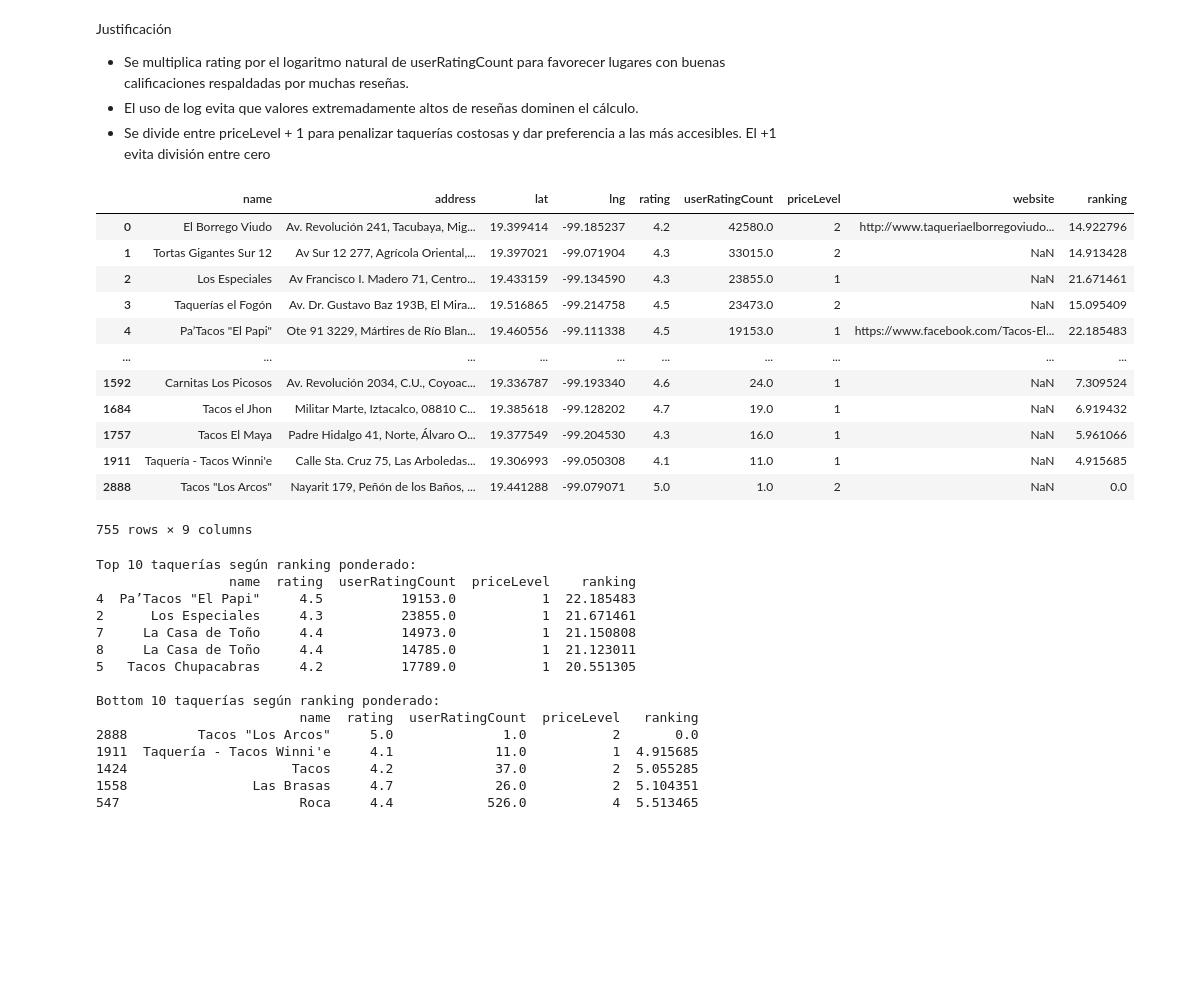
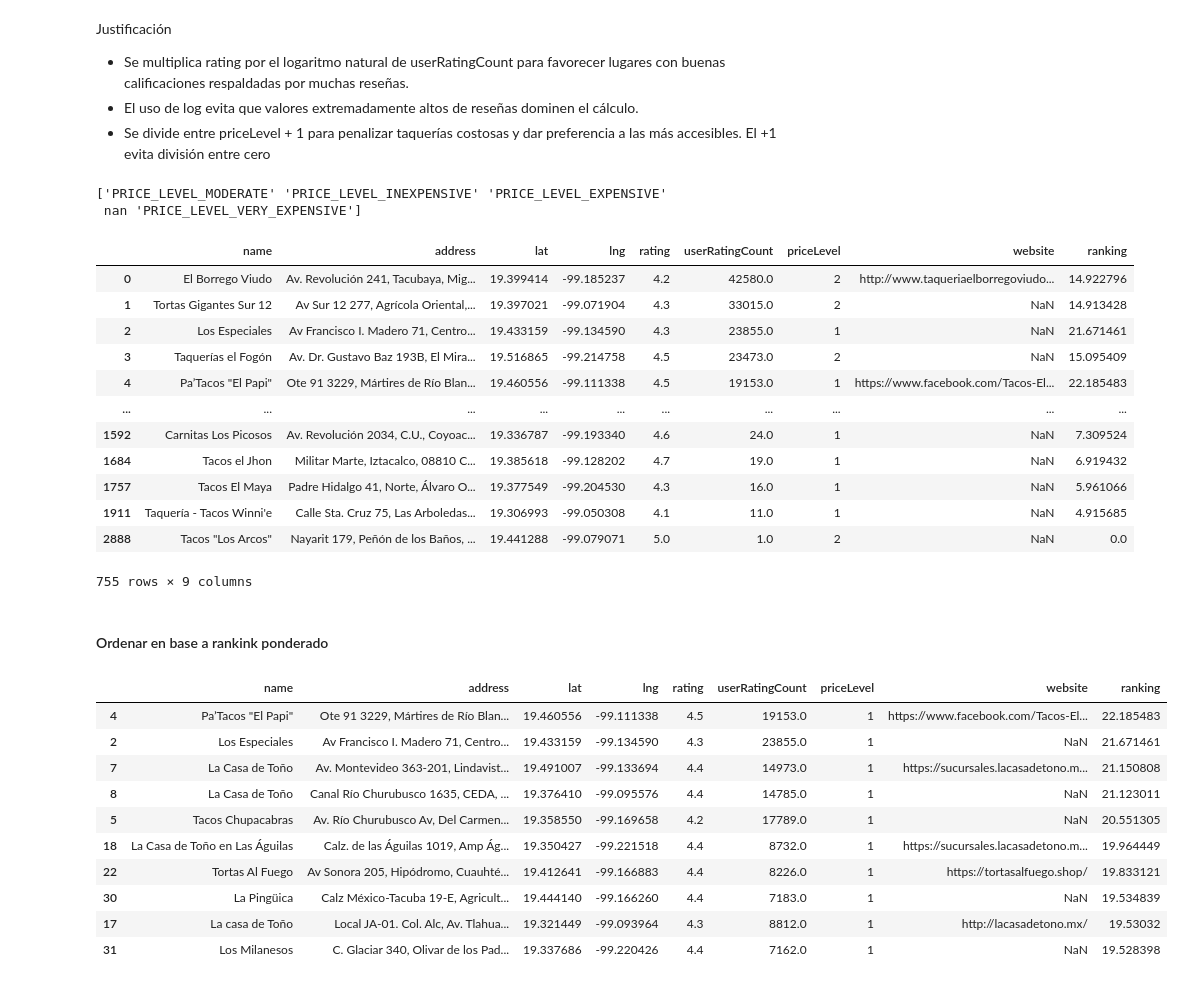
Before and after one commit to soto-amalia/tacos, a Jupyter notebook: tacos.ipynb, the cells around one changed output. Cells and saved outputs as stored; diff of their text form; code cells hidden in the pictures; blank space fills up the shorter version.

```diff
--- a/tacos.ipynb
+++ b/tacos.ipynb
@@ -521,9 +499,11 @@ df_ranking = df_ranking[df_ranking['userRatingCount'] > 0]
 # Calcular el ranking ponderado
 df_ranking['ranking'] = (df_ranking['rating'] * np.log(df_ranking['userRatingCount'])) / (df_ranking['priceLevel'] + 1)
 
-
+print(df['priceLevel'].unique())
 df_ranking
 # %% [output]
+['PRICE_LEVEL_MODERATE' 'PRICE_LEVEL_INEXPENSIVE' 'PRICE_LEVEL_EXPENSIVE'
+ nan 'PRICE_LEVEL_VERY_EXPENSIVE']
 |  | name | address | lat | lng | rating | userRatingCount | priceLevel | website | ranking |
 | 0 | El Borrego Viudo | Av. Revolución 241, Tacubaya, Mig... | 19.399414 | -99.185237 | 4.2 | 42580.0 | 2 | http://www.taqueriaelborregoviudo... | 14.922796 |
 | 1 | Tortas Gigantes Sur 12 | Av Sur 12 277, Agrícola Oriental,... | 19.397021 | -99.071904 | 4.3 | 33015.0 | 2 | NaN | 14.913428 |
@@ -536,32 +516,21 @@ df_ranking
 | 1757 | Tacos El Maya | Padre Hidalgo 41, Norte, Álvaro O... | 19.377549 | -99.204530 | 4.3 | 16.0 | 1 | NaN | 5.961066 |
 | 1911 | Taquería - Tacos Winni'e | Calle Sta. Cruz 75, Las Arboledas... | 19.306993 | -99.050308 | 4.1 | 11.0 | 1 | NaN | 4.915685 |
 | 2888 | Tacos "Los Arcos" | Nayarit 179, Peñón de los Baños, ... | 19.441288 | -99.079071 | 5.0 | 1.0 | 2 | NaN | 0.0 |
-755 rows × 9 columns
+755 rows × 9 columns
+# %% [markdown]
+#### Ordenar en base a rankink ponderado
 # %%
 # Ordenar de mayor a menor para obtener las mejores y peores taquerías
-top_5 = df_ranking.sort_values(by='ranking', ascending=False).head(5)
-
-bottom_5 = df_ranking.sort_values(by='ranking', ascending=True).head(5)
-
-# Mostrar resultados
-print("Top 10 taquerías según ranking ponderado:")
-print(top_5[['name', 'rating', 'userRatingCount', 'priceLevel', 'ranking']])
-
-print("\nBottom 10 taquerías según ranking ponderado:")
-print(bottom_5[['name', 'rating', 'userRatingCount', 'priceLevel', 'ranking']])
+df_ranking.sort_values(by='ranking', ascending=False).head(10)
 # %% [output]
-Top 10 taquerías según ranking ponderado:
-                 name  rating  userRatingCount  priceLevel    ranking
-4  Pa’Tacos "El Papi"     4.5          19153.0           1  22.185483
-2      Los Especiales     4.3          23855.0           1  21.671461
-7     La Casa de Toño     4.4          14973.0           1  21.150808
-8     La Casa de Toño     4.4          14785.0           1  21.123011
-5   Tacos Chupacabras     4.2          17789.0           1  20.551305
-
-Bottom 10 taquerías según ranking ponderado:
-                          name  rating  userRatingCount  priceLevel   ranking
-2888         Tacos "Los Arcos"     5.0              1.0           2       0.0
-1911  Taquería - Tacos Winni'e     4.1             11.0           1  4.915685
-1424                     Tacos     4.2             37.0           2  5.055285
-1558                Las Brasas     4.7             26.0           2  5.104351
-547                       Roca     4.4            526.0           4  5.513465
+|  | name | address | lat | lng | rating | userRatingCount | priceLevel | website | ranking |
+| 4 | Pa’Tacos "El Papi" | Ote 91 3229, Mártires de Río Blan... | 19.460556 | -99.111338 | 4.5 | 19153.0 | 1 | https://www.facebook.com/Tacos-El... | 22.185483 |
+| 2 | Los Especiales | Av Francisco I. Madero 71, Centro... | 19.433159 | -99.134590 | 4.3 | 23855.0 | 1 | NaN | 21.671461 |
+| 7 | La Casa de Toño | Av. Montevideo 363-201, Lindavist... | 19.491007 | -99.133694 | 4.4 | 14973.0 | 1 | https://sucursales.lacasadetono.m... | 21.150808 |
+| 8 | La Casa de Toño | Canal Río Churubusco 1635, CEDA, ... | 19.376410 | -99.095576 | 4.4 | 14785.0 | 1 | NaN | 21.123011 |
+| 5 | Tacos Chupacabras | Av. Río Churubusco Av, Del Carmen... | 19.358550 | -99.169658 | 4.2 | 17789.0 | 1 | NaN | 20.551305 |
+| 18 | La Casa de Toño en Las Águilas | Calz. de las Águilas 1019, Amp Ág... | 19.350427 | -99.221518 | 4.4 | 8732.0 | 1 | https://sucursales.lacasadetono.m... | 19.964449 |
+| 22 | Tortas Al Fuego | Av Sonora 205, Hipódromo, Cuauhté... | 19.412641 | -99.166883 | 4.4 | 8226.0 | 1 | https://tortasalfuego.shop/ | 19.833121 |
+| 30 | La Pingüica | Calz México-Tacuba 19-E, Agricult... | 19.444140 | -99.166260 | 4.4 | 7183.0 | 1 | NaN | 19.534839 |
+| 17 | La casa de Toño | Local JA-01. Col. Alc, Av. Tlahua... | 19.321449 | -99.093964 | 4.3 | 8812.0 | 1 | http://lacasadetono.mx/ | 19.53032 |
+| 31 | Los Milanesos | C. Glaciar 340, Olivar de los Pad... | 19.337686 | -99.220426 | 4.4 | 7162.0 | 1 | NaN | 19.528398 |
```
Also changed, not shown: parts of 7 cells of this notebook.
